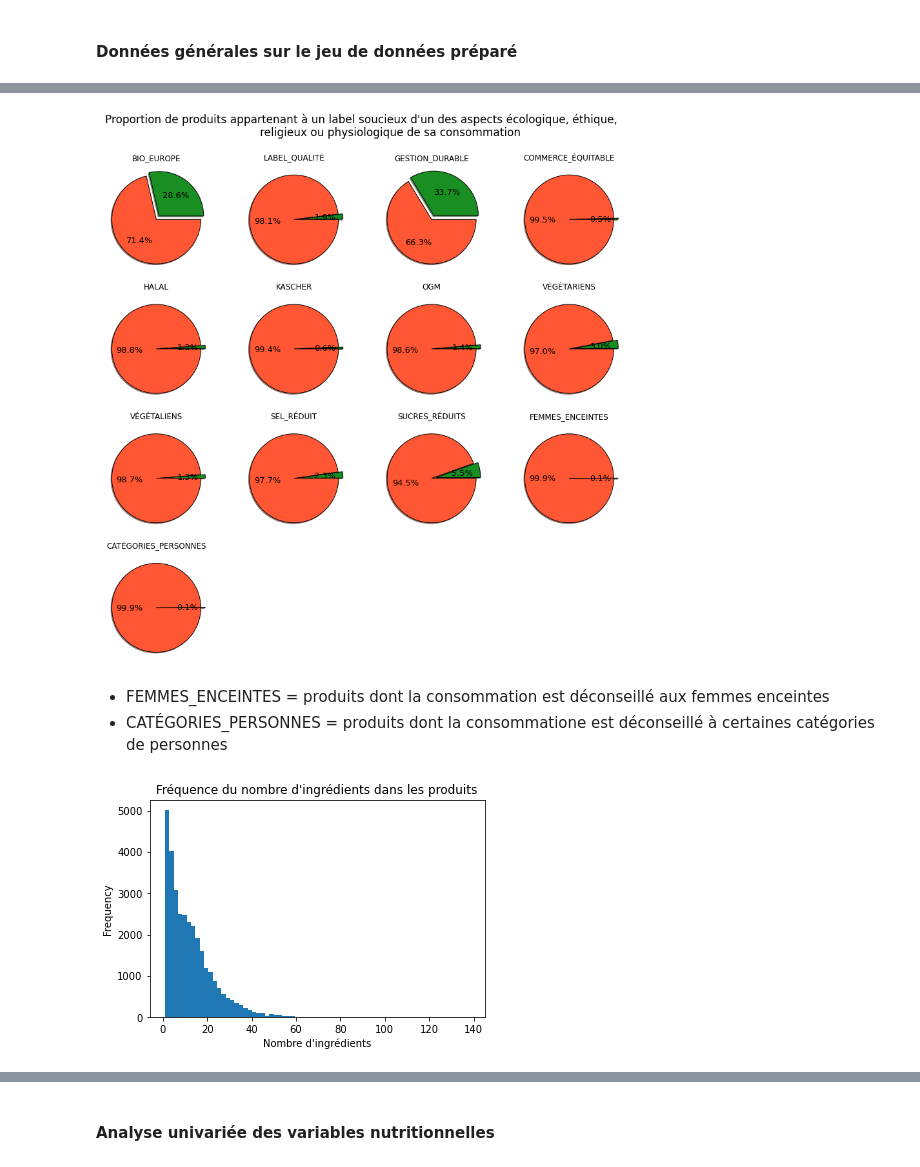
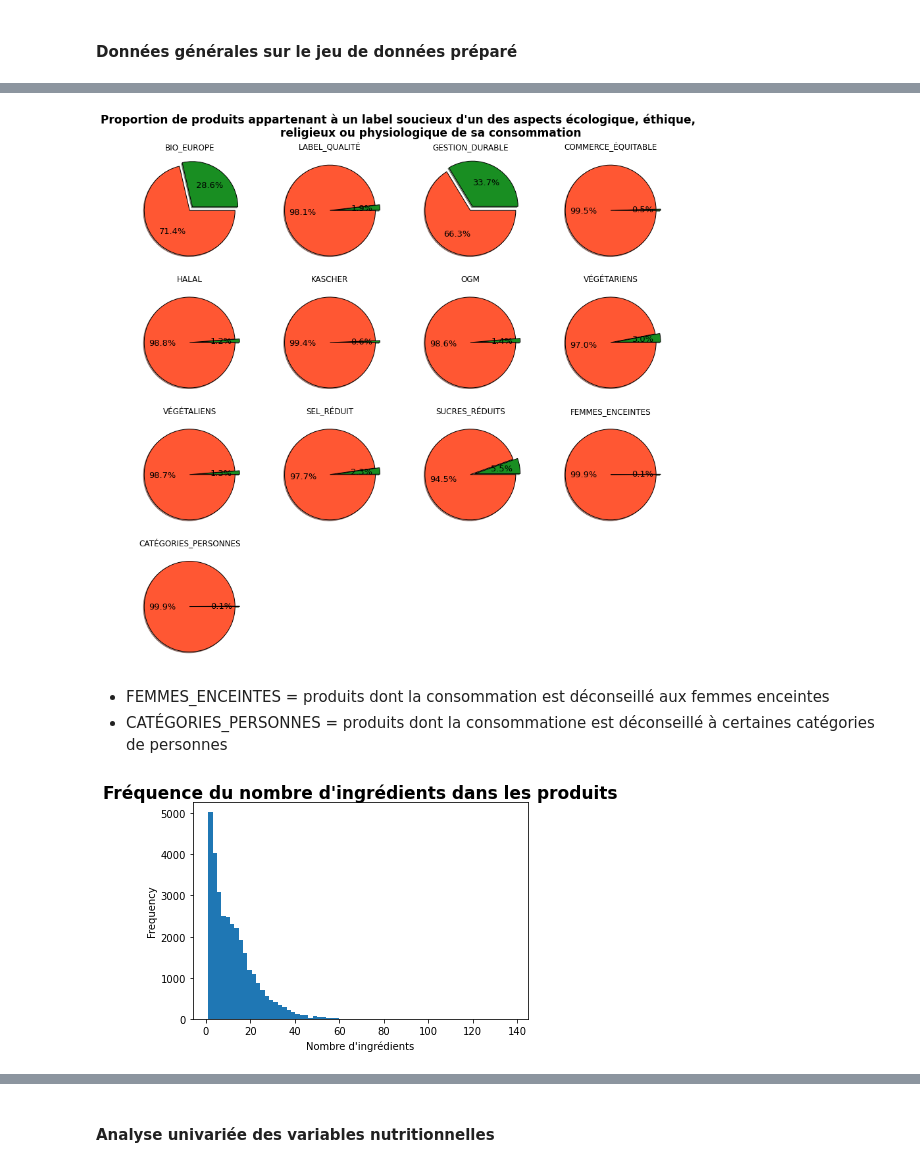
Before and after one commit to jkomb/P2---Application-Sante--Publique, a Jupyter notebook: KOMBEM_Jonathan_1_notebook_exploration_082022.ipynb, the cells around one changed output, grey strips where cells are left out. Saved outputs shown, nothing was run; the diff lists cells and outputs as text; code cells hidden in the pictures.

```diff
--- a/KOMBEM_Jonathan_1_notebook_exploration_082022.ipynb
+++ b/KOMBEM_Jonathan_1_notebook_exploration_082022.ipynb
@@ -47,19 +48,21 @@ import missingno as msno
 #### Chargement du jeu de données préparé
 # %%
 df = pd.read_csv('results\df_prepared.csv', index_col="Unnamed: 0")
+# %%
+df['nutrition_grade_fr'] = df['nutrition_grade_fr'] .str.upper()
 # %% [markdown]
 #### Créations des variables utiles
 # %%
-cols_pack = df.columns[df.columns.get_loc('carton'):df.columns.get_loc('suremballage')+1]
-cols_categories = df.columns[df.columns.get_loc('categories_synth1'):df.columns.get_loc('categories_synth3')+1]
-cols_labels = df.columns[df.columns.get_loc('bio_europe'):df.columns.get_loc('catégories_personnes')+1]
-cols_ingredients = df.columns[df.columns.get_loc('ingredients_text'):df.columns.get_loc('ingredients_n')+1]
-cols_allergens = df.columns[df.columns.get_loc('gluten'):df.columns.get_loc('moutarde')+1]
-cols_additifs = df.columns[df.columns.get_loc('additives_n'):df.columns.get_loc('additif_niveau_danger')+1]
-cols_palm = df.columns[df.columns.get_loc('ingredients_from_palm_oil_n'):df.columns.get_loc('ingredients_that_may_be_from_palm_oil_n')+1]
+cols_pack = df.columns[df.columns.get_loc('carton'):df.columns.get_loc('suremballage')+1].tolist()
+cols_categories = df.columns[df.columns.get_loc('categories_synth1'):df.columns.get_loc('categories_synth3')+1].tolist()
+cols_labels = df.columns[df.columns.get_loc('bio_europe'):df.columns.get_loc('catégories_personnes')+1].tolist()
+cols_ingredients = df.columns[df.columns.get_loc('ingredients_text'):df.columns.get_loc('ingredients_n')+1].tolist()
+cols_allergens = df.columns[df.columns.get_loc('gluten'):df.columns.get_loc('moutarde')+1].tolist()
+cols_additifs = df.columns[df.columns.get_loc('additives_n'):df.columns.get_loc('additif_niveau_danger')+1].tolist()
+cols_palm = df.columns[df.columns.get_loc('ingredients_from_palm_oil_n'):df.columns.get_loc('ingredients_that_may_be_from_palm_oil_n')+1].tolist()
 cols_nutri = df.columns[-8:].tolist()
-col_val_nutri = cols_nutri.copy()
-col_val_nutri.remove('nutrition-score-fr_100g')
+cols_val_nutri = cols_nutri.copy()
+cols_val_nutri.remove('nutrition-score-fr_100g')
 # %%
 size_title_graph = 17
 y_title = 1
@@ -91,9 +95,9 @@ plt.savefig('img\\Proportion des groupes Nutriscore dans notre jeu de données p
 # %%
 plt.figure(figsize=(12,12))
-plt.suptitle("Proportion d'utilisation des différents matériaux dans les emballages des produits", y=y_title,
-             size=size_title_graph)
+plt.suptitle("Proportion d'utilisation des différents matériaux dans les emballages des produits", size=size_title_graph,
+             va='top', weight='bold')
 for col in cols_pack:
-    plt.subplot(3,4, df.columns.get_loc(col)-df.columns.get_loc(cols_pack)+1)
+    plt.subplot(3,4, cols_pack.index(col)+1)
     plt.pie(x=df[col].value_counts().sort_values(ascending=True),
            colors=['#198e22', '#ff5733'],
            textprops=dict(size=13, color="black"),
@@ -110,31 +114,31 @@ plt.savefig("img\\Proportion d'utilisation des différents matériaux dans les e
 # %%
 plt.figure(figsize=(12,12))
 plt.suptitle("""Proportion de produits appartenant à un label soucieux d'un des aspects écologique, éthique,
-                religieux ou physiologique de sa consommation""", y=y_title, size=size_title_graph)
+                religieux ou physiologique de sa consommation""",size=size_title_graph, va='top', weight='bold')
 for col in cols_labels:
-    plt.subplot(4,4, df.columns.get_loc(col)-df.columns.get_loc(cols_labels[0])+1)
+    plt.subplot(4,4, cols_labels.index(col)+1)
     plt.pie(x=df[col].value_counts().sort_values(ascending=True),
            colors=['#198e22', '#ff5733'],
            textprops=dict(size=13, color="black"),
            explode=[0.1,0],
            autopct='%1.1f%%',
            shadow=True,
            wedgeprops=wedge_properties);
     plt.title(col.upper())
 
 plt.tight_layout()
 plt.savefig("img\\Proportion de produits appartenant à un label ou catégorie 'mieux consommer'.png")
 # %% [output]
-[figure, old version]
+[figure, new version]
 # %% [markdown]
 * FEMMES_ENCEINTES = produits dont la consommation est déconseillé aux femmes enceintes
 * CATÉGORIES_PERSONNES = produits dont la consommatione est déconseillé à certaines catégories de personnes
 # %%
 df[cols_ingredients[1]].plot.hist(bins=70)
-plt.title("Fréquence du nombre d'ingrédients dans les produits")
+plt.title("Fréquence du nombre d'ingrédients dans les produits", size=size_title_graph, va='top', weight='bold', y=y_title)
 plt.xlabel("Nombre d'ingrédients")
 plt.savefig("img\Fréquence du nombre d'ingrédients dans les produits.png")
 # %% [output]
-[figure, old version]
+[figure, new version]
 # %%
 plt.figure(figsize=(12,12))
```
Also changed, not shown: parts of 26 cells of this notebook, 18 other files.
